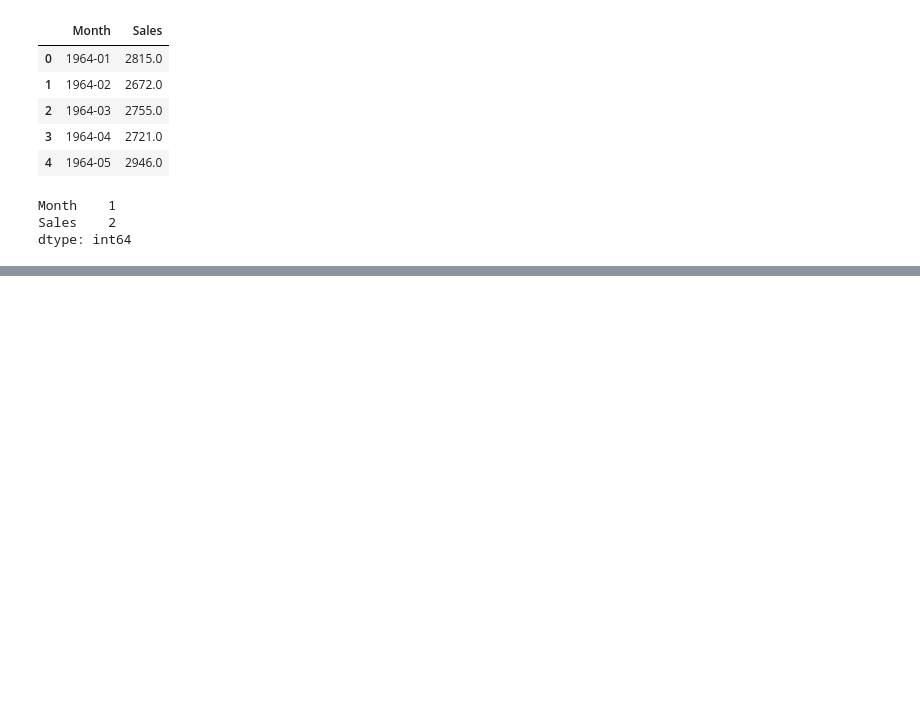
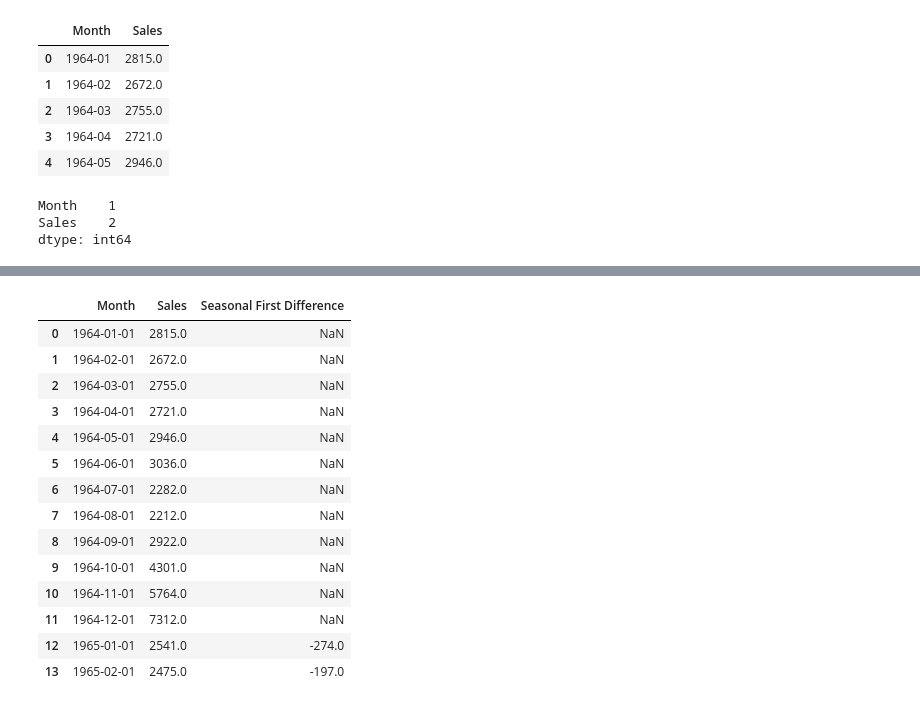
Before and after one commit to sonupp13/TIME-SERIES-ANALYSIS, a Jupyter notebook: DS_ARIMA_&_SARIMA_TIME_SERIES_ANALYSIS.ipynb, the cells around one changed output, grey strips where cells are left out. Saved outputs shown, nothing was run; the diff lists cells and outputs as text; code cells hidden in the pictures; blank space fills up the shorter version.

```diff
--- a/DS_ARIMA_&_SARIMA_TIME_SERIES_ANALYSIS.ipynb
+++ b/DS_ARIMA_&_SARIMA_TIME_SERIES_ANALYSIS.ipynb
@@ -92,0 +179,18 @@ TypeError: <class 'function'> is not convertible to datetime
+# %%
+df.head(14)
+# %% [output]
+|  | Month | Sales | Seasonal First Difference |
+| 0 | 1964-01-01 | 2815.0 | NaN |
+| 1 | 1964-02-01 | 2672.0 | NaN |
+| 2 | 1964-03-01 | 2755.0 | NaN |
+| 3 | 1964-04-01 | 2721.0 | NaN |
+| 4 | 1964-05-01 | 2946.0 | NaN |
+| 5 | 1964-06-01 | 3036.0 | NaN |
+| 6 | 1964-07-01 | 2282.0 | NaN |
+| 7 | 1964-08-01 | 2212.0 | NaN |
+| 8 | 1964-09-01 | 2922.0 | NaN |
+| 9 | 1964-10-01 | 4301.0 | NaN |
+| 10 | 1964-11-01 | 5764.0 | NaN |
+| 11 | 1964-12-01 | 7312.0 | NaN |
+| 12 | 1965-01-01 | 2541.0 | -274.0 |
+| 13 | 1965-02-01 | 2475.0 | -197.0 |
```
Also changed, not shown: parts of 18 cells of this notebook.
